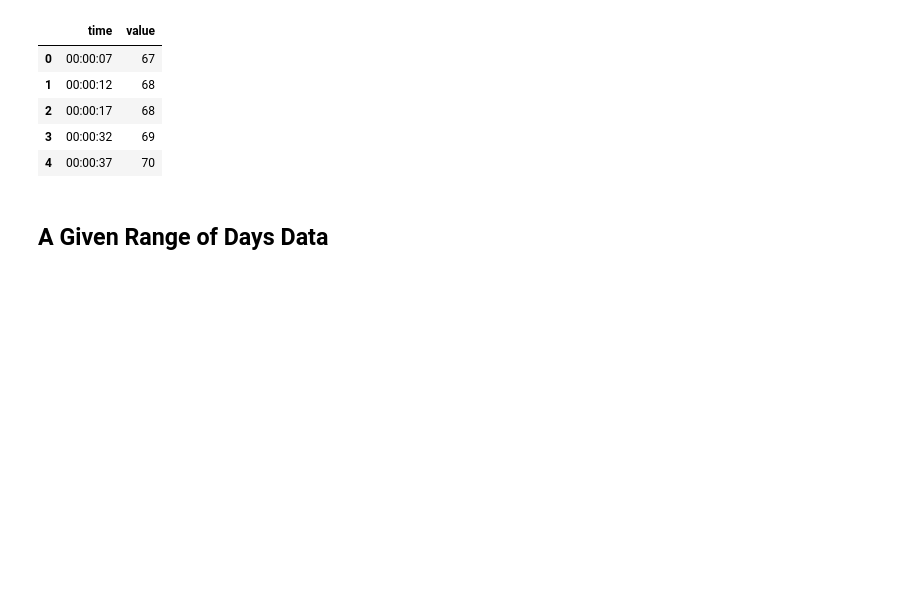
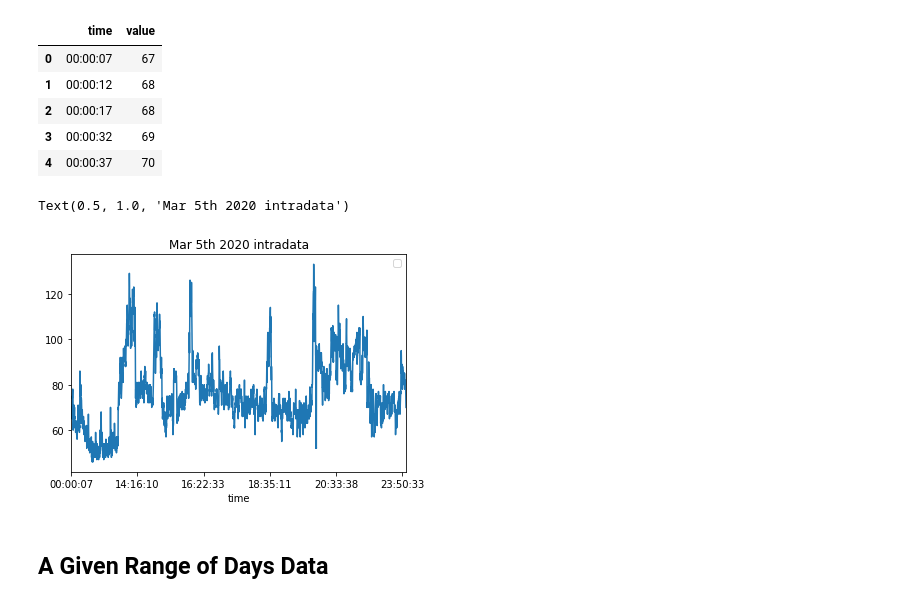
Before and after one commit to KevinChengZhang/MyFitnessReport_FitBit, a Jupyter notebook: MyFitnessReport_Fitbit.ipynb, the cells around one changed output. Drawn from its saved outputs; the diff is of its cells as text; code cells hidden in the pictures; blank space fills up the shorter version.

```diff
--- a/MyFitnessReport_Fitbit.ipynb
+++ b/MyFitnessReport_Fitbit.ipynb
@@ -75,6 +74,22 @@ intraday_heart(2020, 3, 5)
 | 2 | 00:00:17 | 68 |
 | 3 | 00:00:32 | 69 |
 | 4 | 00:00:37 | 70 |
+# %%
+one_day_df = pd.read_csv("res/2020-03-05.csv")
+
+# create and display the line plot
+# one_day_graph = sns.lineplot(x=one_day_time, y=one_day_value)
+# one_day_title = "Change in heartrate on March 5th 2020"
+# one_day_graph.set_title(one_day_title, size = 16)
+# one_day_graph.set_xlabel("Time", size = 16)
+# one_day_graph.set_ylabel("Heartrate", size = 16)
+
+one_day_df.plot('time', 'value')
+plt.legend('')
+plt.title("Mar 5th 2020 intradata")
+# %% [output]
+Text(0.5, 1.0, 'Mar 5th 2020 intradata')
+[figure, added]
 # %% [markdown]
 ## A Given Range of Days Data
 # %%
```
Also changed, not shown: parts of 4 cells of this notebook, 3 other files.
